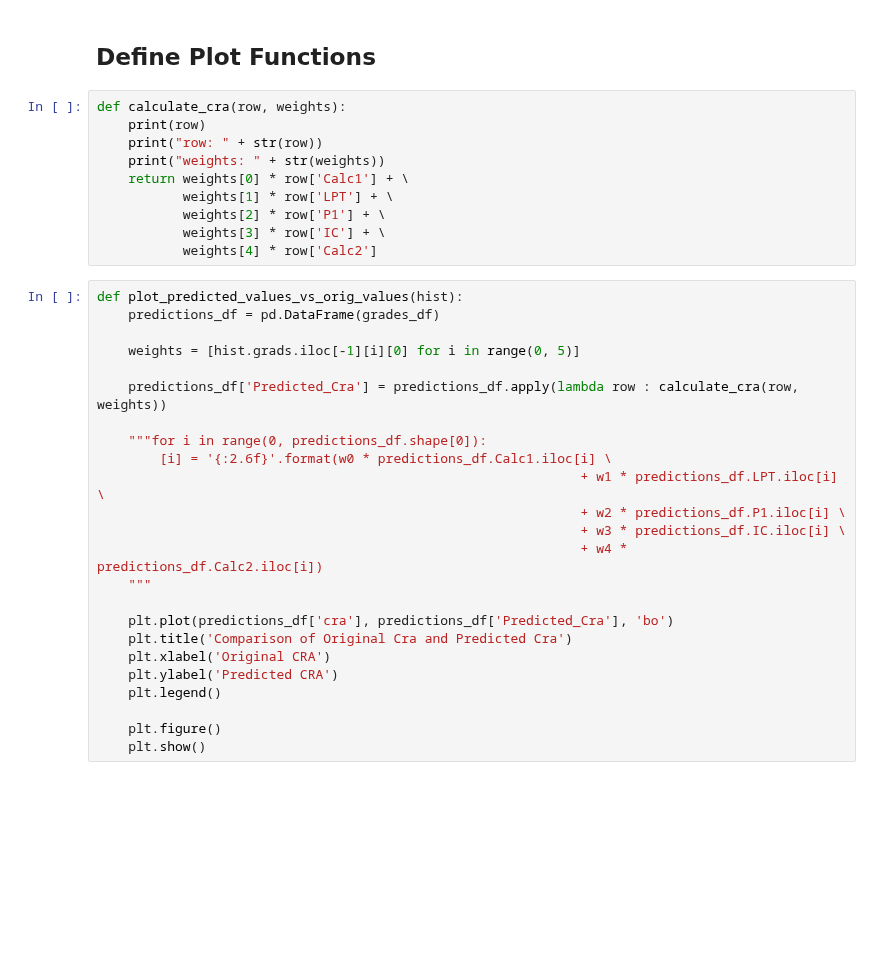
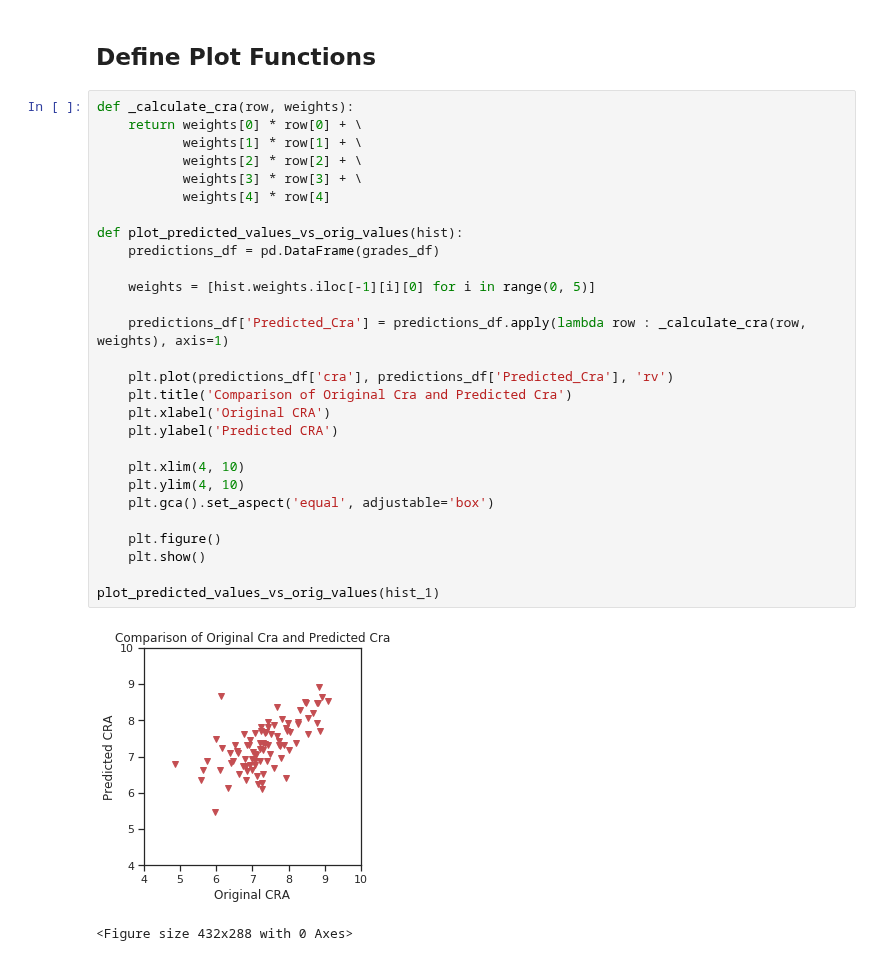
Before and after one commit to guilhermemg/ml-mestrado, a Jupyter notebook: notebooks/assignment-2.ipynb, the cells around one changed output. Saved outputs shown, nothing was run; the diff lists cells and outputs as text; blank space fills up the shorter version.

```diff
--- a/notebooks/assignment-2.ipynb
+++ b/notebooks/assignment-2.ipynb
@@ -187,36 +209,33 @@ Observando os resultados obtidos com a biblioteca scikit-learn, nós podemos con
 # %% [markdown]
 ## Define Plot Functions
-# %%
-def calculate_cra(row, weights):
-    print(row)
-    print("row: " + str(row))
-    print("weights: " + str(weights))
-    return weights[0] * row['Calc1'] + \
-           weights[1] * row['LPT'] + \
-           weights[2] * row['P1'] + \
-           weights[3] * row['IC'] + \
-           weights[4] * row['Calc2']
 # %%
+def _calculate_cra(row, weights):
+    return weights[0] * row[0] + \
+           weights[1] * row[1] + \
+           weights[2] * row[2] + \
+           weights[3] * row[3] + \
+           weights[4] * row[4]
+
 def plot_predicted_values_vs_orig_values(hist):
     predictions_df = pd.DataFrame(grades_df)
 
-    weights = [hist.grads.iloc[-1][i][0] for i in range(0, 5)]
+    weights = [hist.weights.iloc[-1][i][0] for i in range(0, 5)]
 
-    predictions_df['Predicted_Cra'] = predictions_df.apply(lambda row : calculate_cra(row, weights))
+    predictions_df['Predicted_Cra'] = predictions_df.apply(lambda row : _calculate_cra(row, weights), axis=1)
 
-    """for i in range(0, predictions_df.shape[0]):
-        [i] = '{:2.6f}'.format(w0 * predictions_df.Calc1.iloc[i] \
-                                                              + w1 * predictions_df.LPT.iloc[i] \
-                                                              + w2 * predictions_df.P1.iloc[i] \
-                                                              + w3 * predictions_df.IC.iloc[i] \
-                                                              + w4 * predictions_df.Calc2.iloc[i])
-    """
-
-    plt.plot(predictions_df['cra'], predictions_df['Predicted_Cra'], 'bo')
+    plt.plot(predictions_df['cra'], predictions_df['Predicted_Cra'], 'rv')
     plt.title('Comparison of Original Cra and Predicted Cra')
     plt.xlabel('Original CRA')
     plt.ylabel('Predicted CRA')
-    plt.legend()
+
+    plt.xlim(4, 10)
+    plt.ylim(4, 10)
+    plt.gca().set_aspect('equal', adjustable='box')
 
     plt.figure()
     plt.show()
+
+plot_predicted_values_vs_orig_values(hist_1)
+# %% [output]
+[figure, added]
+<Figure size 432x288 with 0 Axes>
```
Also changed, not shown: parts of 8 cells of this notebook, 1 other file.
